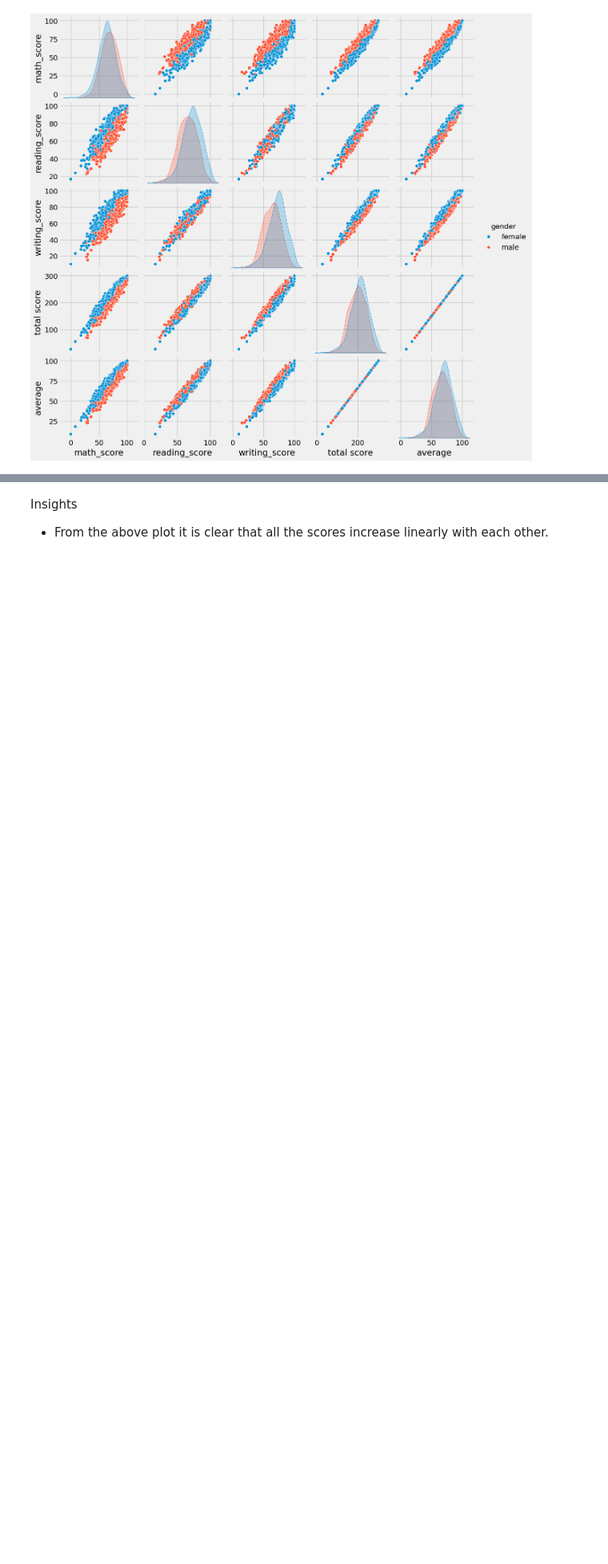
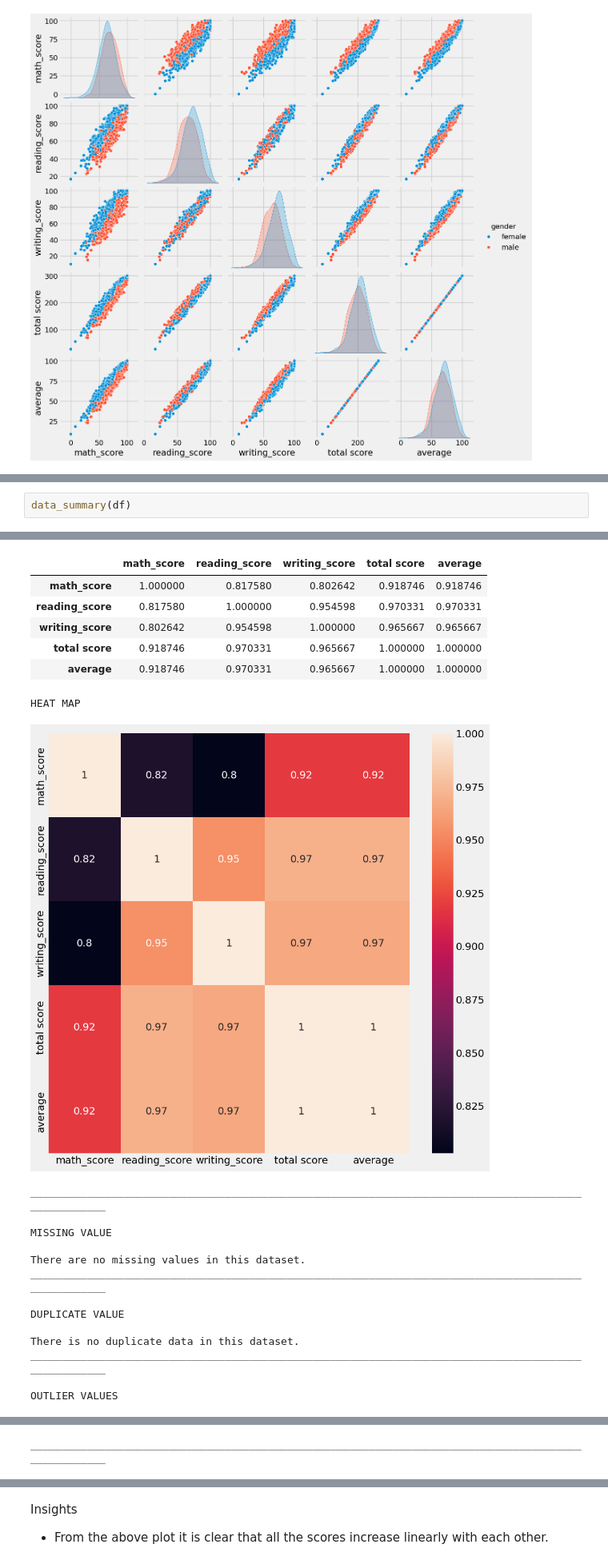
Before and after one commit to Mihir-M112/Student-Performance-Analysis, a Jupyter notebook: notebook/EDA_STUDENT_PERFORMANCE .ipynb, the cells around one changed output, grey strips where cells are left out. Shown at 80% size. Saved outputs shown, nothing was run; the diff lists cells and outputs as text; blank space fills up the shorter version.

Commit message:
Added Data Summary to EDA

```diff
--- a/notebook/EDA_STUDENT_PERFORMANCE .ipynb
+++ b/notebook/EDA_STUDENT_PERFORMANCE .ipynb
@@ -696,0 +894,3 @@ plt.show()
+# %%
+data_summary(df)
+# %% [output]
@@ -696,0 +942,21 @@ plt.show()
+|  | math_score | reading_score | writing_score | total score | average |
+| math_score | 1.000000 | 0.817580 | 0.802642 | 0.918746 | 0.918746 |
+| reading_score | 0.817580 | 1.000000 | 0.954598 | 0.970331 | 0.970331 |
+| writing_score | 0.802642 | 0.954598 | 1.000000 | 0.965667 | 0.965667 |
+| total score | 0.918746 | 0.970331 | 0.965667 | 1.000000 | 1.000000 |
+| average | 0.918746 | 0.970331 | 0.965667 | 1.000000 | 1.000000 |
+HEAT MAP
+[figure, added]
+____________________________________________________________________________________________________
+
+MISSING VALUE
+
+There are no missing values in this dataset.
+____________________________________________________________________________________________________
+
+DUPLICATE VALUE
+
+There is no duplicate data in this dataset.
+____________________________________________________________________________________________________
+
+OUTLIER VALUES
@@ -696,0 +964 @@ plt.show()
+____________________________________________________________________________________________________
```
Also changed, not shown: parts of 3 cells of this notebook.
